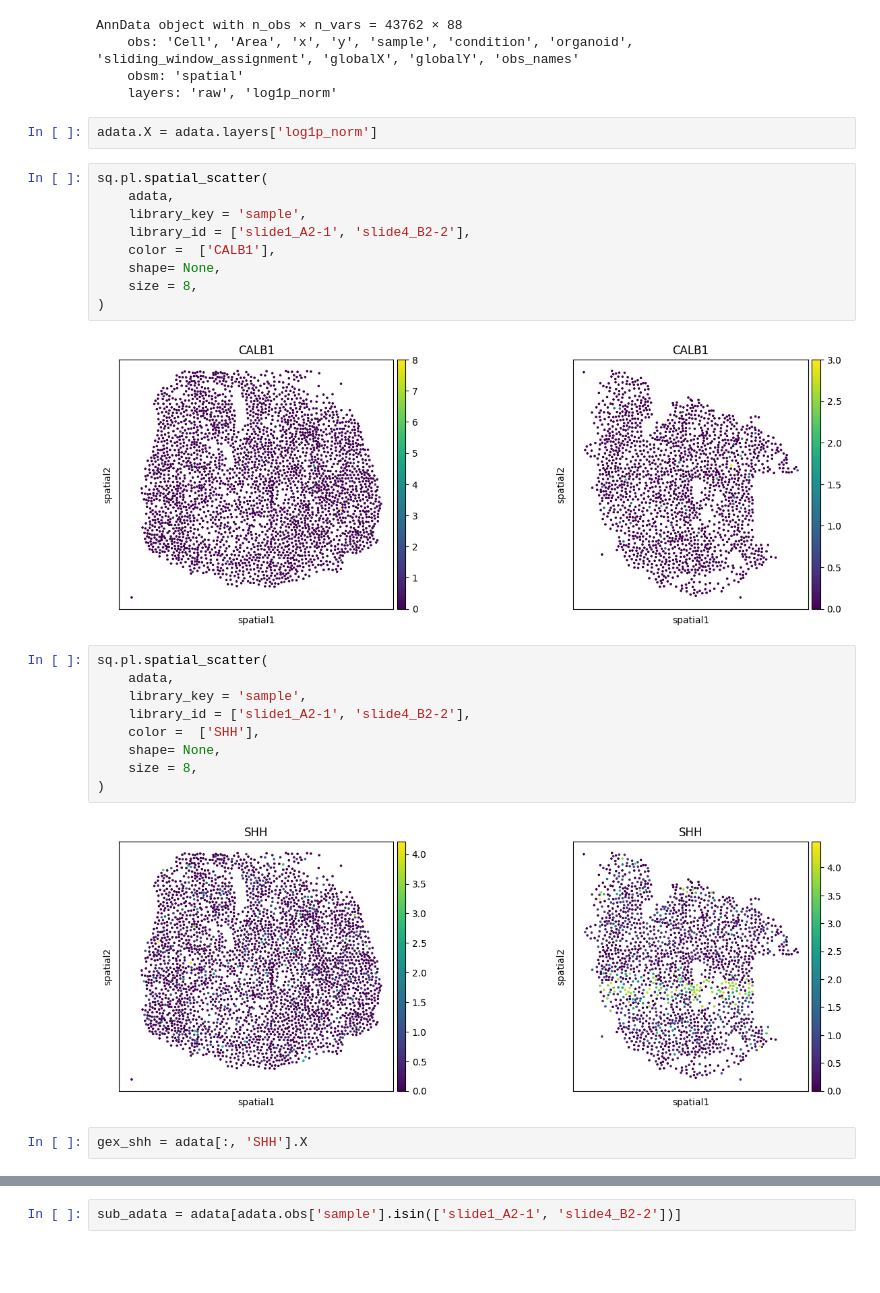
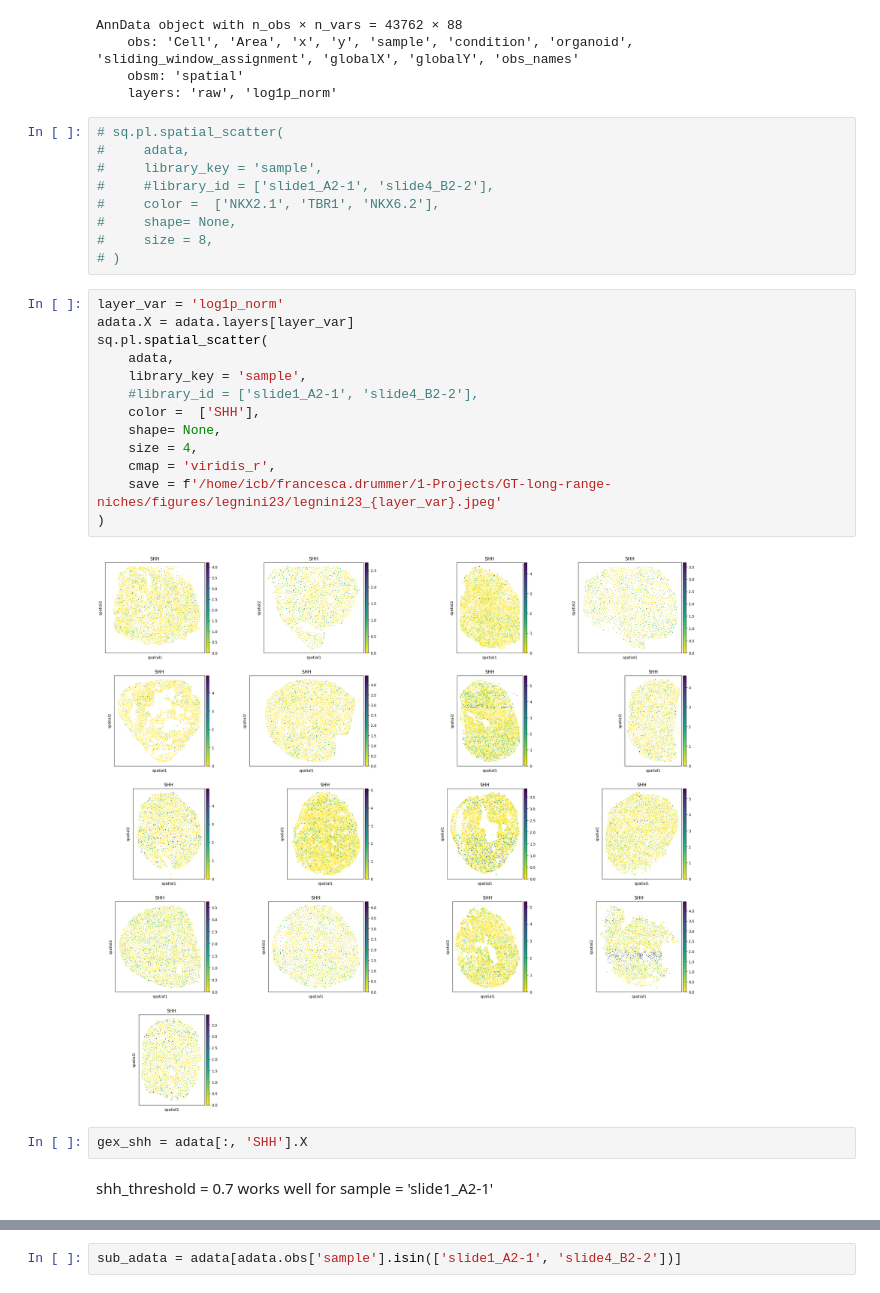
Before and after one commit to theislab/interscale, a Jupyter notebook: docs/notebooks/data/legnini23.ipynb, the cells around one changed output, grey strips where cells are left out. Drawn from its saved outputs; the diff is of its cells as text; blank space fills up the shorter version.

```diff
--- a/docs/notebooks/data/legnini23.ipynb
+++ b/docs/notebooks/data/legnini23.ipynb
@@ -144,31 +147,33 @@ AnnData object with n_obs × n_vars = 43762 × 88
     obs: 'Cell', 'Area', 'x', 'y', 'sample', 'condition', 'organoid', 'sliding_window_assignment', 'globalX', 'globalY', 'obs_names'
     obsm: 'spatial'
     layers: 'raw', 'log1p_norm'
-# %%
-adata.X = adata.layers['log1p_norm']
 # %%
-sq.pl.spatial_scatter(
-    adata,
-    library_key = 'sample',
-    library_id = ['slide1_A2-1', 'slide4_B2-2'],
-    color =  ['CALB1'],
-    shape= None,
-    size = 8,
-)
+# sq.pl.spatial_scatter(
+#     adata,
+#     library_key = 'sample',
+#     #library_id = ['slide1_A2-1', 'slide4_B2-2'],
+#     color =  ['NKX2.1', 'TBR1', 'NKX6.2'],
+#     shape= None,
+#     size = 8,
+# )
-# %% [output]
-[figure, removed]
 # %%
+layer_var = 'log1p_norm'
+adata.X = adata.layers[layer_var]
 sq.pl.spatial_scatter(
     adata,
     library_key = 'sample',
-    library_id = ['slide1_A2-1', 'slide4_B2-2'],
+    #library_id = ['slide1_A2-1', 'slide4_B2-2'],
     color =  ['SHH'],
     shape= None,
-    size = 8,
+    size = 4,
+    cmap = 'viridis_r',
+    save = f'/home/icb/francesca.drummer/1-Projects/GT-long-range-niches/figures/legnini23/legnini23_{layer_var}.jpeg'
 )
 # %% [output]
-[figure, old version]
+[figure, new version]
 # %%
 gex_shh = adata[:, 'SHH'].X
+# %% [markdown]
+shh_threshold = 0.7 works well for sample = 'slide1_A2-1'
 # %%
 # Identify SHH center
```
Also changed, not shown: parts of 14 cells of this notebook, 3 other files.
